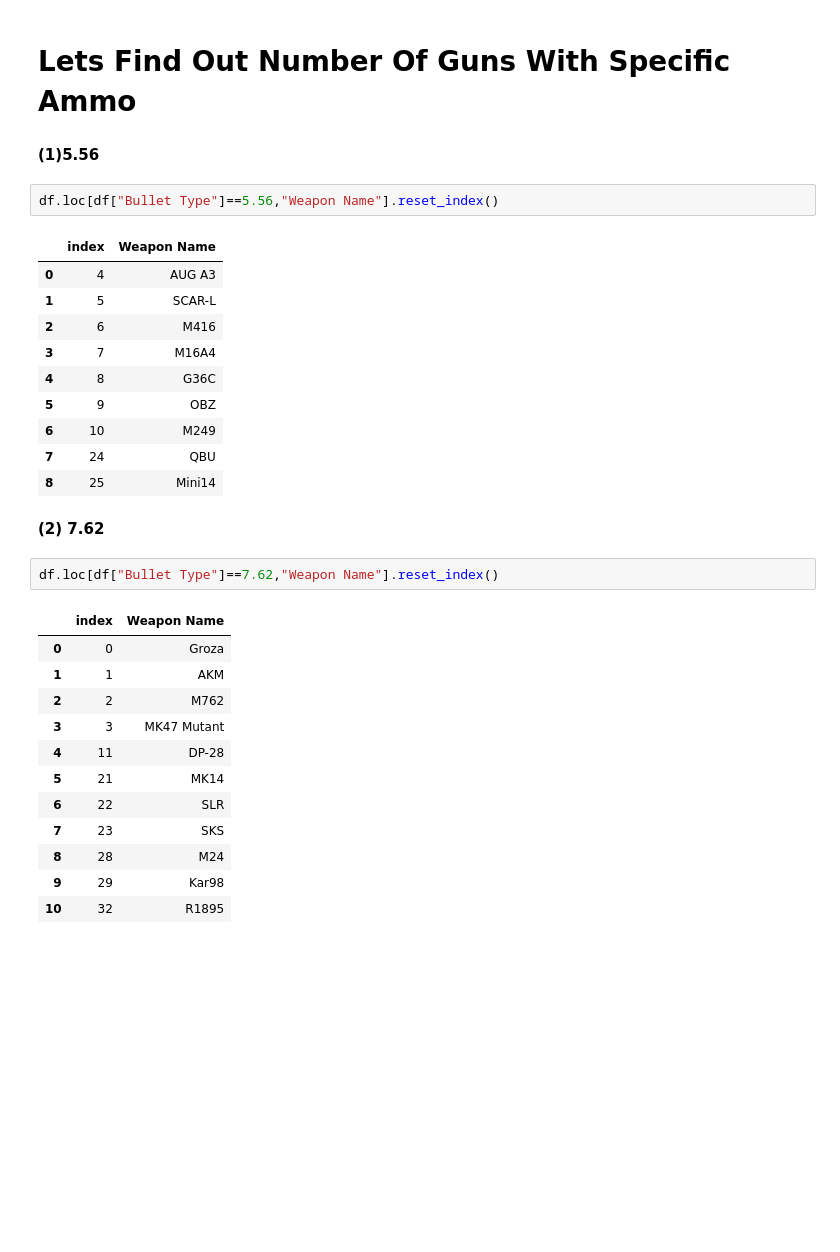
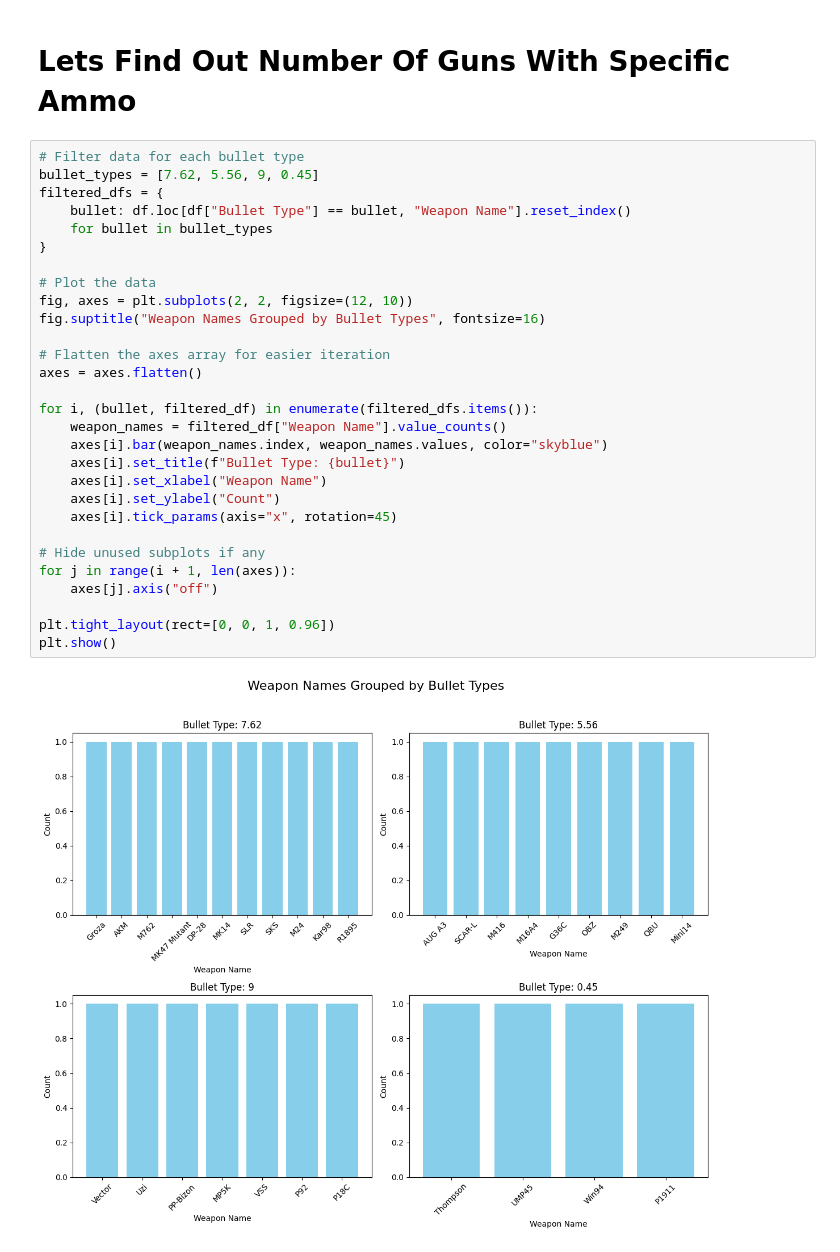
Before and after one commit to kumawatmanish05/BGMI_Weapon_EDA, a Jupyter notebook: bgmi-weapon-stats.ipynb, the cells around one changed output. Drawn from its saved outputs; the diff is of its cells as text; blank space fills up the shorter version.

```diff
--- a/bgmi-weapon-stats.ipynb
+++ b/bgmi-weapon-stats.ipynb
@@ -161,34 +115,33 @@ df["Bullet Type"].value_counts().reset_index()
 # %% [markdown]
 # Lets Find Out Number Of Guns With Specific Ammo
-# %% [markdown]
-**(1)5.56**
-# %%
-df.loc[df["Bullet Type"]==5.56,"Weapon Name"].reset_index()
-# %% [output]
-|  | index | Weapon Name |
-| 0 | 4 | AUG A3 |
-| 1 | 5 | SCAR-L |
-| 2 | 6 | M416 |
-| 3 | 7 | M16A4 |
-| 4 | 8 | G36C |
-| 5 | 9 | OBZ |
-| 6 | 10 | M249 |
-| 7 | 24 | QBU |
-| 8 | 25 | Mini14 |
-# %% [markdown]
-**(2) 7.62**
-# %%
-df.loc[df["Bullet Type"]==7.62,"Weapon Name"].reset_index()
-# %% [output]
-|  | index | Weapon Name |
-| 0 | 0 | Groza |
-| 1 | 1 | AKM |
-| 2 | 2 | M762 |
-| 3 | 3 | MK47 Mutant |
-| 4 | 11 | DP-28 |
-| 5 | 21 | MK14 |
-| 6 | 22 | SLR |
-| 7 | 23 | SKS |
-| 8 | 28 | M24 |
-| 9 | 29 | Kar98 |
-| 10 | 32 | R1895 |
+# %%
+# Filter data for each bullet type
+bullet_types = [7.62, 5.56, 9, 0.45]
+filtered_dfs = {
+    bullet: df.loc[df["Bullet Type"] == bullet, "Weapon Name"].reset_index()
+    for bullet in bullet_types
+}
+
+# Plot the data
+fig, axes = plt.subplots(2, 2, figsize=(12, 10))
+fig.suptitle("Weapon Names Grouped by Bullet Types", fontsize=16)
+
+# Flatten the axes array for easier iteration
+axes = axes.flatten()
+
+for i, (bullet, filtered_df) in enumerate(filtered_dfs.items()):
+    weapon_names = filtered_df["Weapon Name"].value_counts()
+    axes[i].bar(weapon_names.index, weapon_names.values, color="skyblue")
+    axes[i].set_title(f"Bullet Type: {bullet}")
+    axes[i].set_xlabel("Weapon Name")
+    axes[i].set_ylabel("Count")
+    axes[i].tick_params(axis="x", rotation=45)
+
+# Hide unused subplots if any
+for j in range(i + 1, len(axes)):
+    axes[j].axis("off")
+
+plt.tight_layout(rect=[0, 0, 1, 0.96])
+plt.show()
+# %% [output]
+[figure, added]
```
Also changed, not shown: parts of 17 cells of this notebook.
